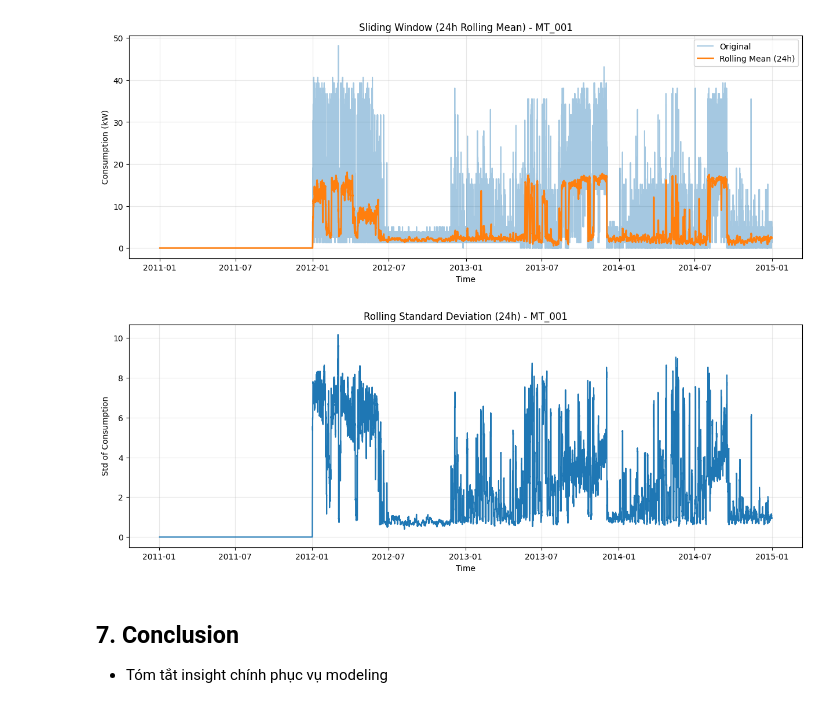
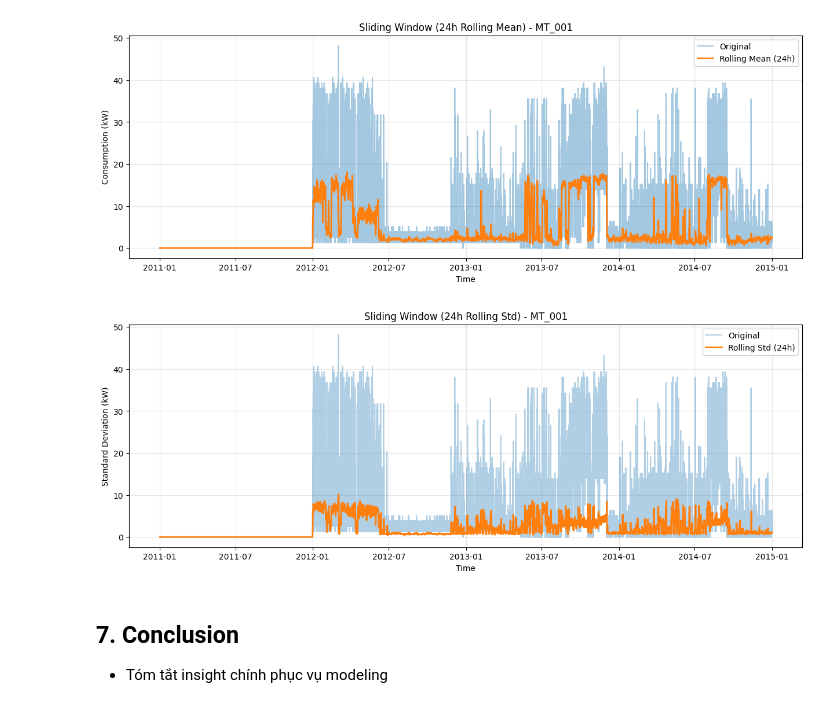
Before and after one commit to Dai-Nguyen1506/Electricity-Load-Diagrams, a Jupyter notebook: notebooks/02_eda.ipynb, the cells around one changed output. Cells and saved outputs as stored; diff of their text form; code cells hidden in the pictures.

```diff
--- a/notebooks/02_eda.ipynb
+++ b/notebooks/02_eda.ipynb
@@ -206,17 +206,30 @@ plt.show()
 # %% [output]
 [figure]
 # %%
-# rolling std
-df[f"{sample_client}_roll_std_24h"] = df[sample_client].rolling(window=96).std()
+# sliding window - rolling standard deviation
+sample_client = "MT_001"
+df[f"{sample_client}_roll_std_24h"] = (
+    df[sample_client]
+    .rolling(window=96)
+    .std()
+)
+
 plt.figure(figsize=(15, 5))
-plt.plot(df[f"{sample_client}_roll_std_24h"], color="tab:blue")
-plt.title(f"Rolling Standard Deviation (24h) - {sample_client}")
+plt.plot(df[sample_client], alpha=0.35, label="Original")
+plt.plot(
+    df[f"{sample_client}_roll_std_24h"],
+    linewidth=2,
+    label="Rolling Std (24h)"
+)
+
+plt.title(f"Sliding Window (24h Rolling Std) - {sample_client}")
 plt.xlabel("Time")
-plt.ylabel("Std of Consumption")
+plt.ylabel("Standard Deviation (kW)")
+plt.legend()
 plt.grid(alpha=0.3)
 plt.show()
 # %% [output]
-[figure, old version]
+[figure, new version]
 # %% [markdown]
 ## 7. Conclusion
 - Tóm tắt insight chính phục vụ modeling
```
